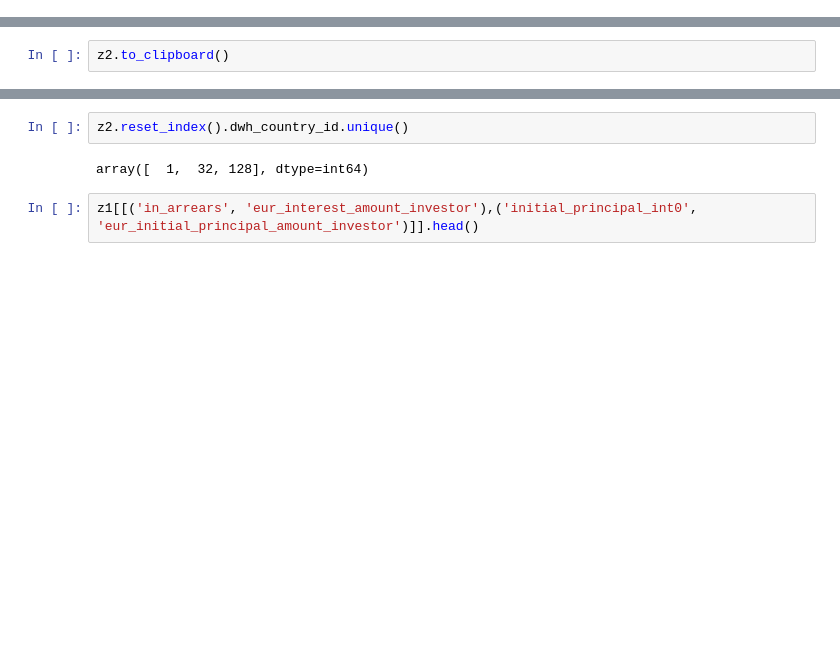
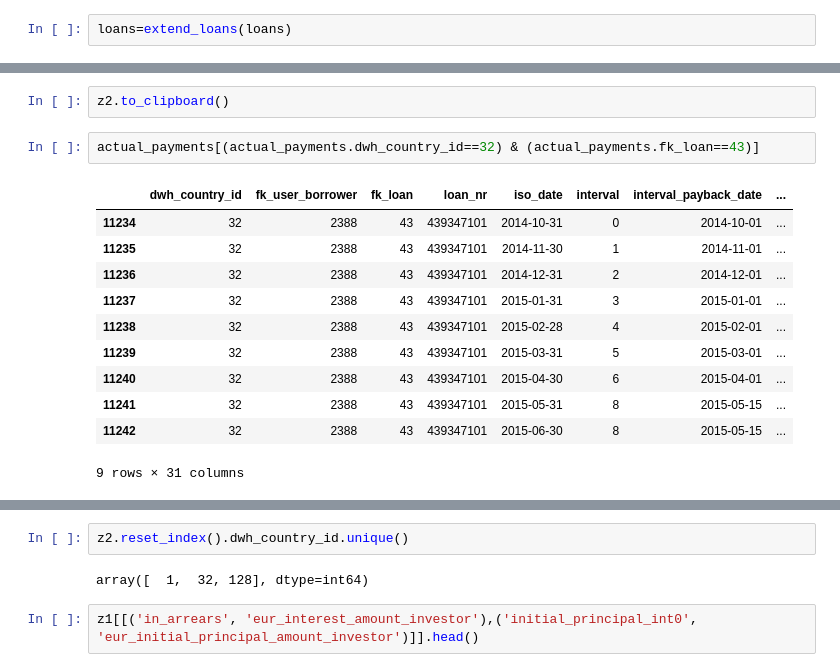
Before and after one commit to seanv507/lendico, a Jupyter notebook: Projects/Returns/src/returns01.ipynb, the cells around one changed output, grey strips where cells are left out. Drawn from its saved outputs; the diff is of its cells as text; blank space fills up the shorter version.

```diff
--- a/Projects/Returns/src/returns01.ipynb
+++ b/Projects/Returns/src/returns01.ipynb
@@ -102,6 +112,8 @@ payment_plans_combined['interval_payback_date']=payment_plans_combined['interval
 %run returns.py
 # %%
 %run returns.py
+# %%
+loans=extend_loans(loans)
 # %%
 payment_plans.columns
 # %% [output]
@@ -841,3 +956,17 @@ cols_reqd=[
 z2=z1.loc[:,cols_reqd]
 # %%
 z2.to_clipboard()
+# %%
+actual_payments[(actual_payments.dwh_country_id==32) & (actual_payments.fk_loan==43)]
+# %% [output]
+|  | dwh_country_id | fk_user_borrower | fk_loan | loan_nr | iso_date | interval | interval_payback_date | ... |
+| 11234 | 32 | 2388 | 43 | 439347101 | 2014-10-31 | 0 | 2014-10-01 | ... |
+| 11235 | 32 | 2388 | 43 | 439347101 | 2014-11-30 | 1 | 2014-11-01 | ... |
+| 11236 | 32 | 2388 | 43 | 439347101 | 2014-12-31 | 2 | 2014-12-01 | ... |
+| 11237 | 32 | 2388 | 43 | 439347101 | 2015-01-31 | 3 | 2015-01-01 | ... |
+| 11238 | 32 | 2388 | 43 | 439347101 | 2015-02-28 | 4 | 2015-02-01 | ... |
+| 11239 | 32 | 2388 | 43 | 439347101 | 2015-03-31 | 5 | 2015-03-01 | ... |
+| 11240 | 32 | 2388 | 43 | 439347101 | 2015-04-30 | 6 | 2015-04-01 | ... |
+| 11241 | 32 | 2388 | 43 | 439347101 | 2015-05-31 | 8 | 2015-05-15 | ... |
+| 11242 | 32 | 2388 | 43 | 439347101 | 2015-06-30 | 8 | 2015-05-15 | ... |
+9 rows × 31 columns
```
Also changed, not shown: parts of 27 cells of this notebook, 9 other files.
